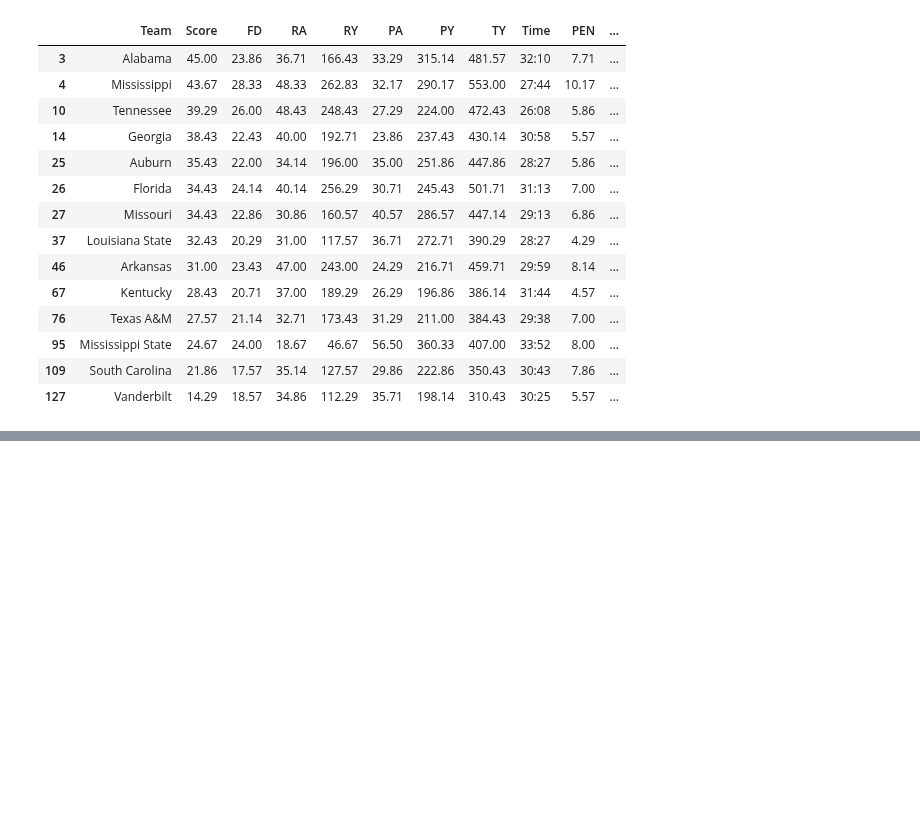
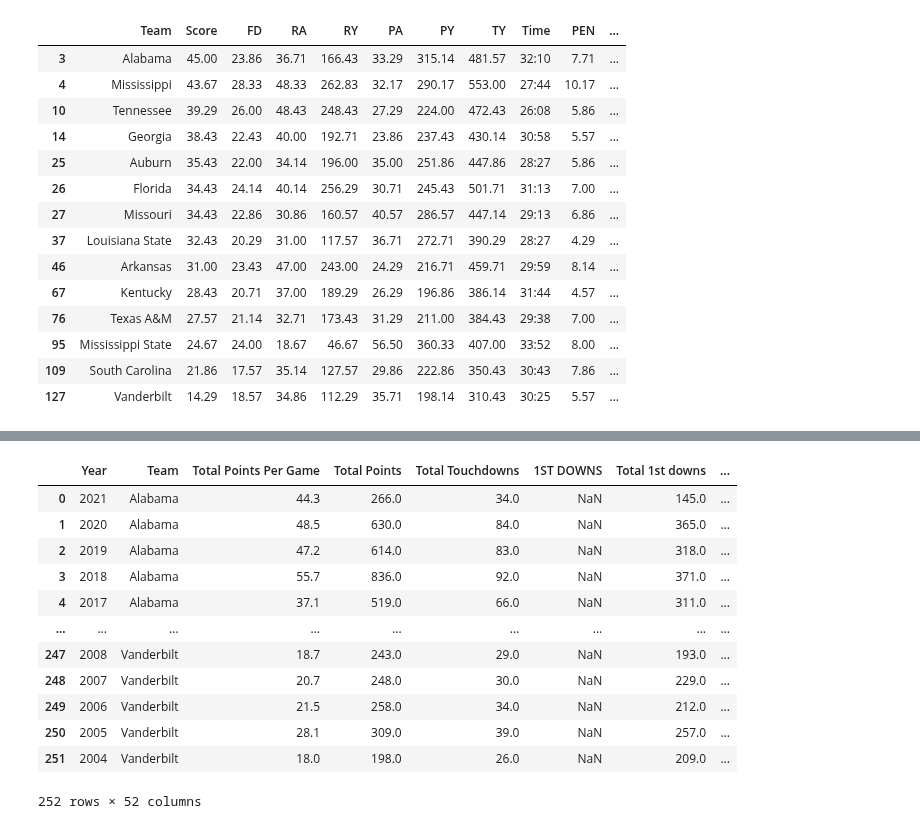
Before and after one commit to MarkClampitt/Springboard, a Jupyter notebook: Capstone2/DataWrangling.ipynb, the cells around one changed output, grey strips where cells are left out. Drawn from its saved outputs; the diff is of its cells as text; code cells hidden in the pictures; blank space fills up the shorter version.

Commit message:
SECTS

```diff
--- a/Capstone2/DataWrangling.ipynb
+++ b/Capstone2/DataWrangling.ipynb
@@ -1026,0 +1027,16 @@ dtype: object
+# %%
+SECTS
+# %% [output]
+|  | Year | Team | Total Points Per Game | Total Points | Total Touchdowns | 1ST DOWNS | Total 1st downs | ... |
+| 0 | 2021 | Alabama | 44.3 | 266.0 | 34.0 | NaN | 145.0 | ... |
+| 1 | 2020 | Alabama | 48.5 | 630.0 | 84.0 | NaN | 365.0 | ... |
+| 2 | 2019 | Alabama | 47.2 | 614.0 | 83.0 | NaN | 318.0 | ... |
+| 3 | 2018 | Alabama | 55.7 | 836.0 | 92.0 | NaN | 371.0 | ... |
+| 4 | 2017 | Alabama | 37.1 | 519.0 | 66.0 | NaN | 311.0 | ... |
+| ... | ... | ... | ... | ... | ... | ... | ... | ... |
+| 247 | 2008 | Vanderbilt | 18.7 | 243.0 | 29.0 | NaN | 193.0 | ... |
+| 248 | 2007 | Vanderbilt | 20.7 | 248.0 | 30.0 | NaN | 229.0 | ... |
+| 249 | 2006 | Vanderbilt | 21.5 | 258.0 | 34.0 | NaN | 212.0 | ... |
+| 250 | 2005 | Vanderbilt | 28.1 | 309.0 | 39.0 | NaN | 257.0 | ... |
+| 251 | 2004 | Vanderbilt | 18.0 | 198.0 | 26.0 | NaN | 209.0 | ... |
+252 rows × 52 columns
```
Also changed, not shown: parts of 68 cells of this notebook.
